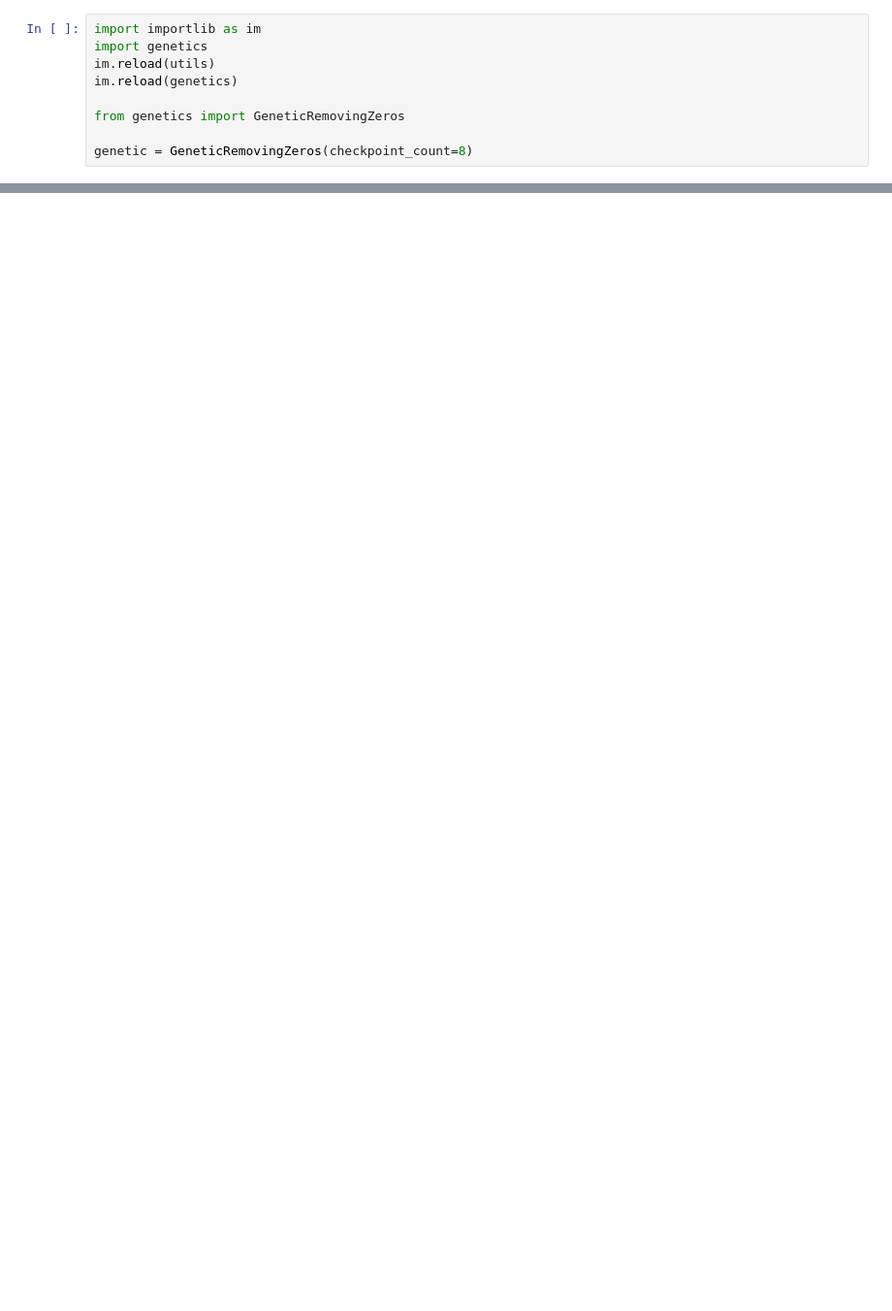
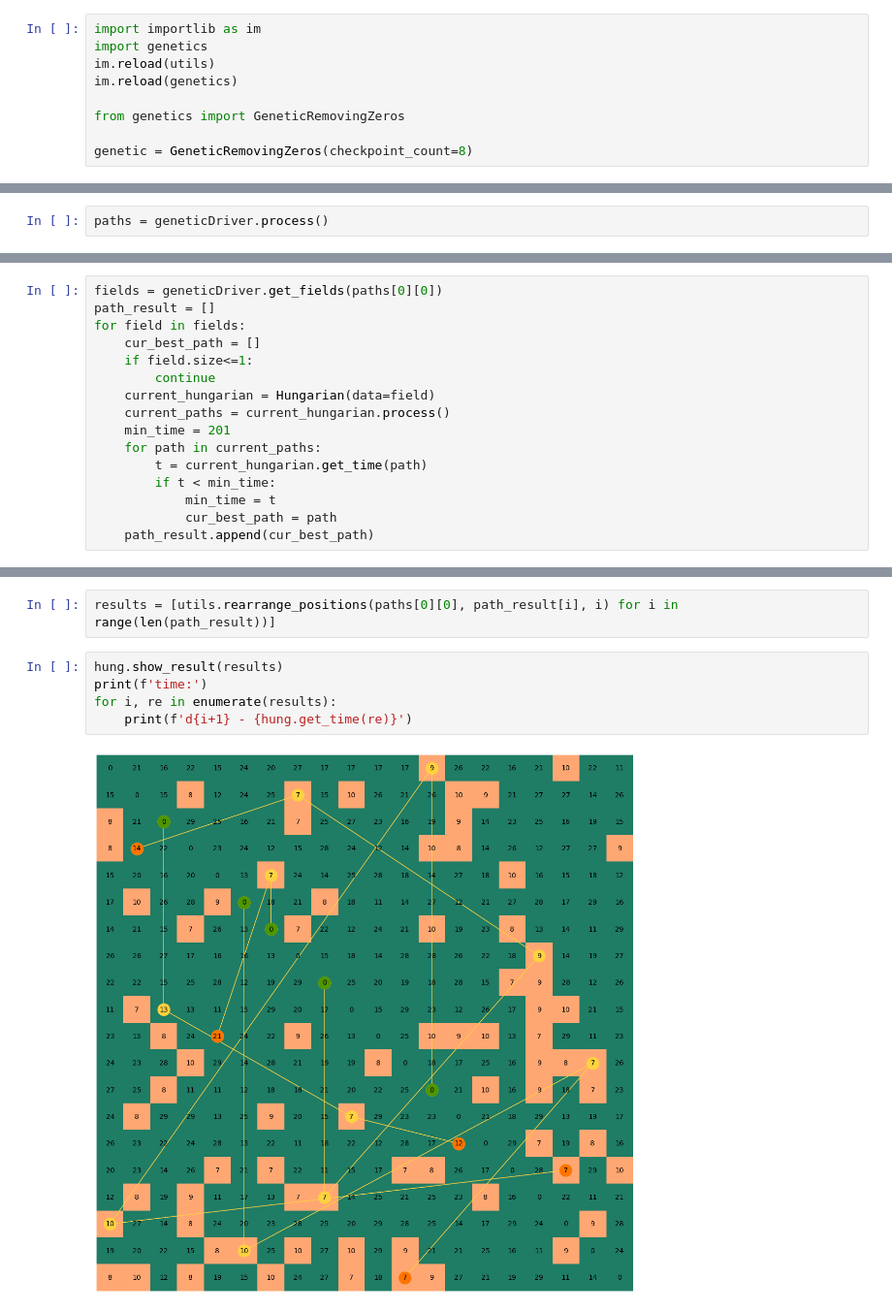
Before and after one commit to gitterra/routes, a Jupyter notebook: debug.ipynb, the cells around one changed output, grey strips where cells are left out. Shown at 97% size. Cells and saved outputs as stored; diff of their text form; blank space fills up the shorter version.

```diff
--- a/debug.ipynb
+++ b/debug.ipynb
@@ -215,0 +221,2 @@ geneticDriver.get_fields(geneticDriver.popul[0])
+# %%
+paths = geneticDriver.process()
@@ -215,0 +241,16 @@ geneticDriver.get_fields(geneticDriver.popul[0])
+# %%
+fields = geneticDriver.get_fields(paths[0][0])
+path_result = []
+for field in fields:
+    cur_best_path = []
+    if field.size<=1:
+        continue
+    current_hungarian = Hungarian(data=field)
+    current_paths = current_hungarian.process()
+    min_time = 201
+    for path in current_paths:
+        t = current_hungarian.get_time(path)
+        if t < min_time:
+            min_time = t
+            cur_best_path = path
+    path_result.append(cur_best_path)
@@ -215,0 +265,9 @@ geneticDriver.get_fields(geneticDriver.popul[0])
+# %%
+results = [utils.rearrange_positions(paths[0][0], path_result[i], i) for i in range(len(path_result))]
+# %%
+hung.show_result(results)
+print(f'time:')
+for i, re in enumerate(results):
+    print(f'd{i+1} - {hung.get_time(re)}')
+# %% [output]
+[figure, added]
```
Also changed, not shown: parts of 10 cells of this notebook, 2 other files.
